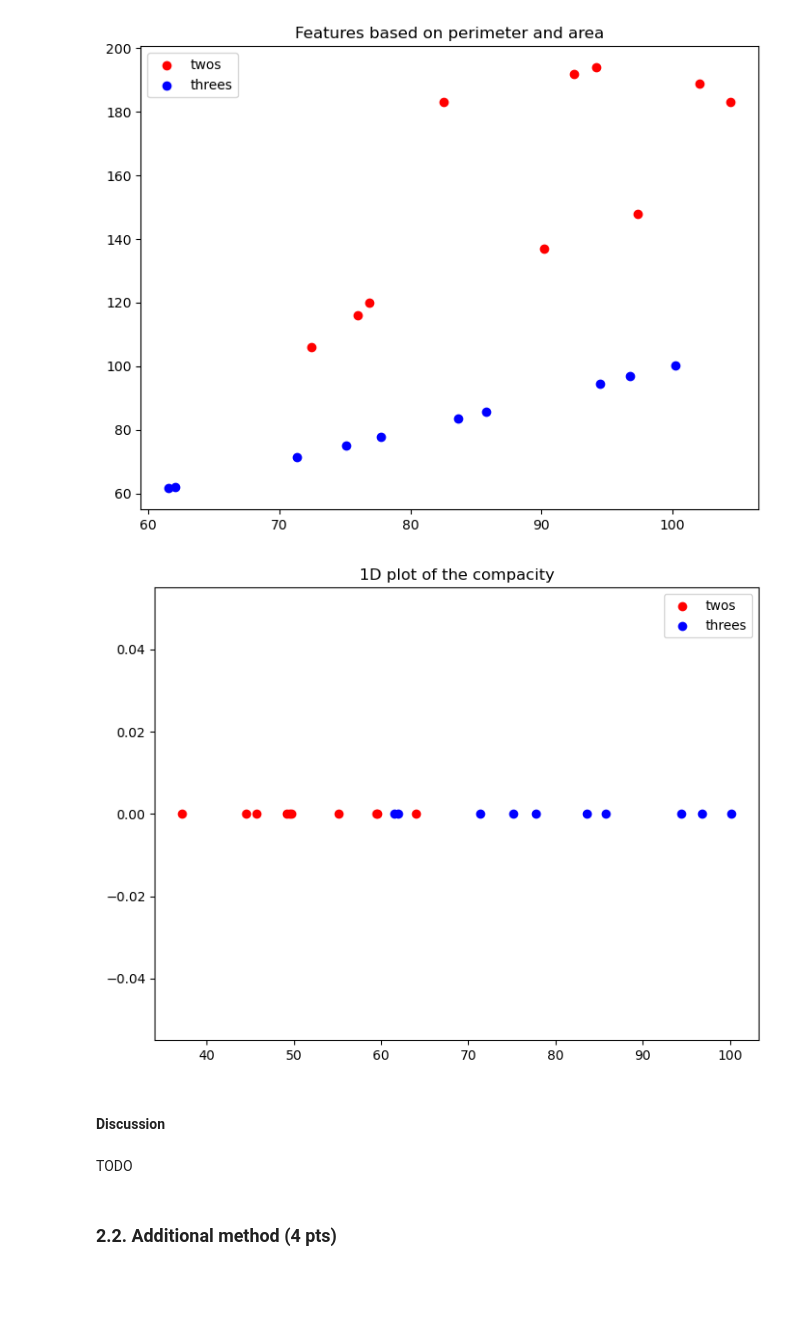
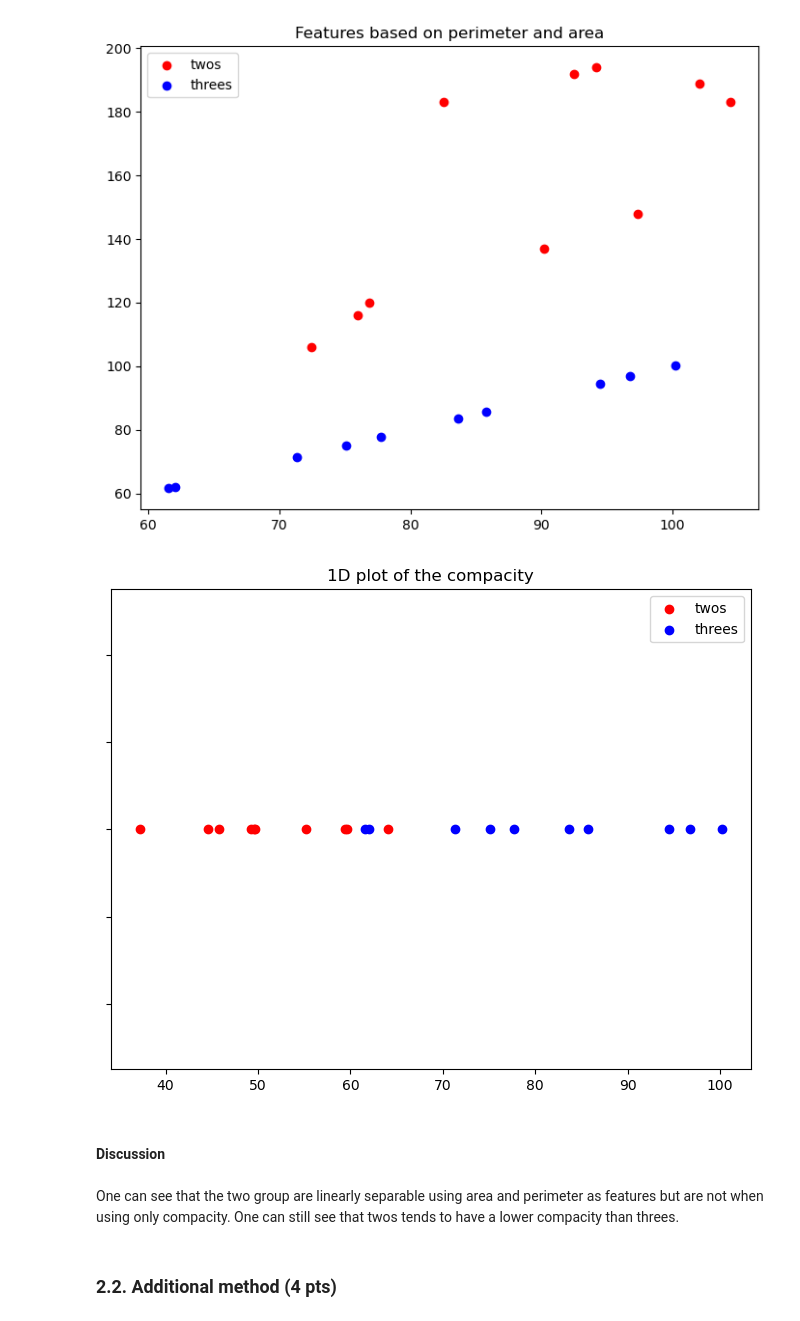
Before and after one commit to theoh-io/iapr_group15, a Jupyter notebook: labs/lab_02_object_description.ipynb, the cells around one changed output. Drawn from its saved outputs; the diff is of its cells as text; code cells hidden in the pictures; blank space fills up the shorter version.

```diff
--- a/labs/lab_02_object_description.ipynb
+++ b/labs/lab_02_object_description.ipynb
@@ -727,20 +722,21 @@ plt.show()
 # %%
 compacity = lambda p,a: p*p/a
 twos_compacity = [compacity(p,a) for p,a in zip(twos_f1, twos_f2)]
 threes_compacity = [compacity(p,a) for p,a in zip(threes_f1, threes_f2)]
 
 fig = plt.figure()
 ax = fig.add_axes([0,0,1,1])
 ax.scatter(twos_compacity, np.zeros_like(twos_compacity), color='r', label='twos')
 ax.scatter(threes_compacity, np.zeros_like(threes_compacity), color='b', label='threes')
+ax.yaxis.set_tick_params(labelleft=False)
 ax.legend(loc='best')
 plt.title("1D plot of the compacity")
 plt.show()
 # %% [output]
-[figure, old version]
+[figure, new version]
 # %% [markdown]
 ####  Discussion
-# %% [markdown]
-TODO
+# %% [markdown]
+One can see that the two group are linearly separable using area and perimeter as features but are not when using only compacity. One can still see that twos tends to have a lower compacity than threes.
 # %% [markdown]
 ### 2.2. Additional method (4 pts)
```
Also changed, not shown: parts of 28 cells of this notebook.
